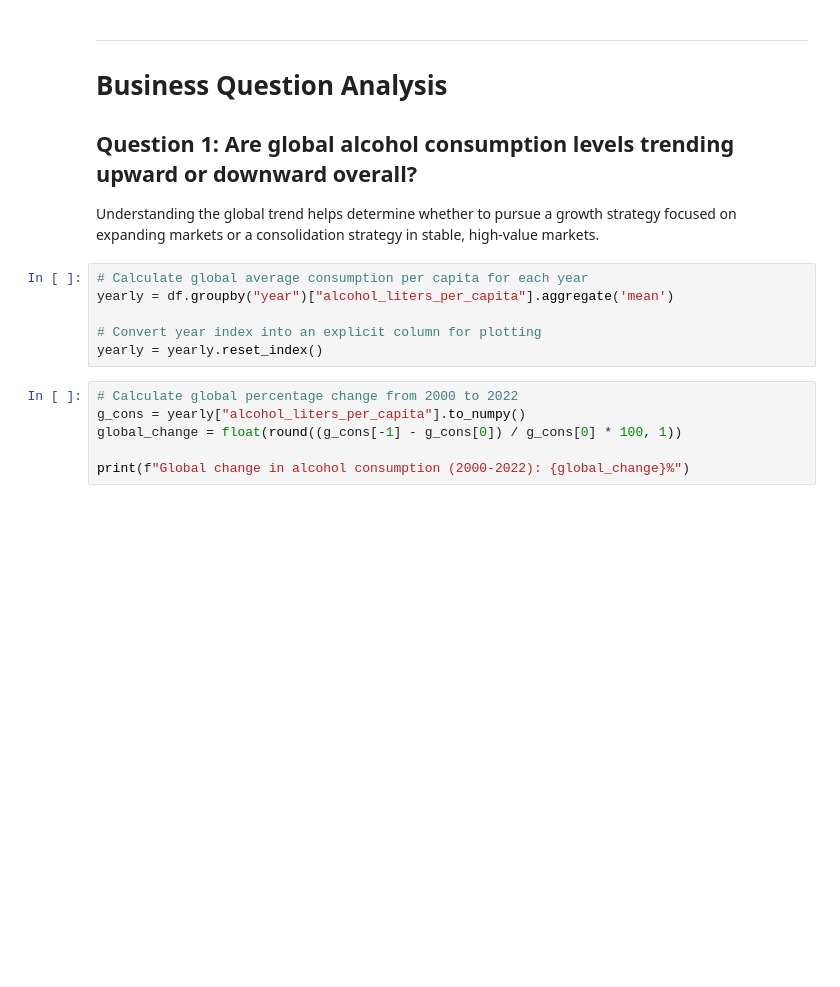
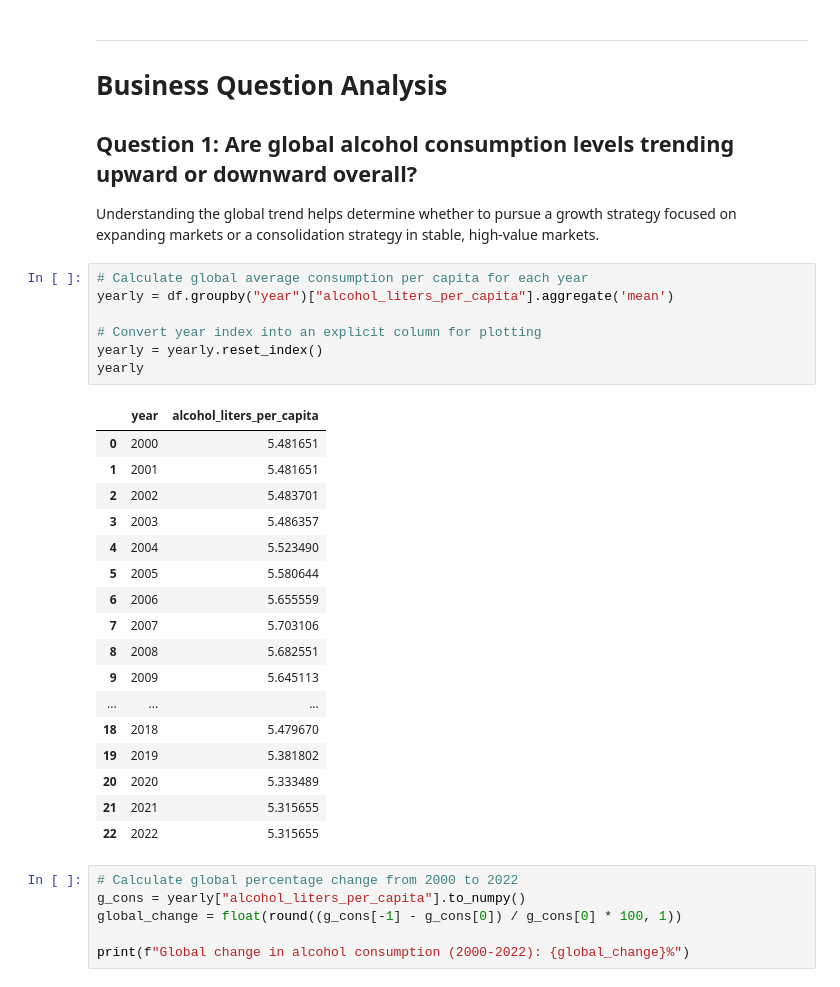
Before and after one commit to Huang-Hao-Gao/global-alcohol-consumption-analysis, a Jupyter notebook: analysis.ipynb, the cells around one changed output. Drawn from its saved outputs; the diff is of its cells as text; blank space fills up the shorter version.

```diff
--- a/analysis.ipynb
+++ b/analysis.ipynb
@@ -241,9 +320,28 @@ Understanding the global trend helps determine whether to pursue a growth strate
 # %%
 # Calculate global average consumption per capita for each year
 yearly = df.groupby("year")["alcohol_liters_per_capita"].aggregate('mean')
 
 # Convert year index into an explicit column for plotting
 yearly = yearly.reset_index()
+yearly
+# %% [output]
+|  | year | alcohol_liters_per_capita |
+| 0 | 2000 | 5.481651 |
+| 1 | 2001 | 5.481651 |
+| 2 | 2002 | 5.483701 |
+| 3 | 2003 | 5.486357 |
+| 4 | 2004 | 5.523490 |
+| 5 | 2005 | 5.580644 |
+| 6 | 2006 | 5.655559 |
+| 7 | 2007 | 5.703106 |
+| 8 | 2008 | 5.682551 |
+| 9 | 2009 | 5.645113 |
+| ... | ... | ... |
+| 18 | 2018 | 5.479670 |
+| 19 | 2019 | 5.381802 |
+| 20 | 2020 | 5.333489 |
+| 21 | 2021 | 5.315655 |
+| 22 | 2022 | 5.315655 |
 # %%
 # Calculate global percentage change from 2000 to 2022
 g_cons = yearly["alcohol_liters_per_capita"].to_numpy()
```
Also changed, not shown: parts of 2 cells of this notebook.
